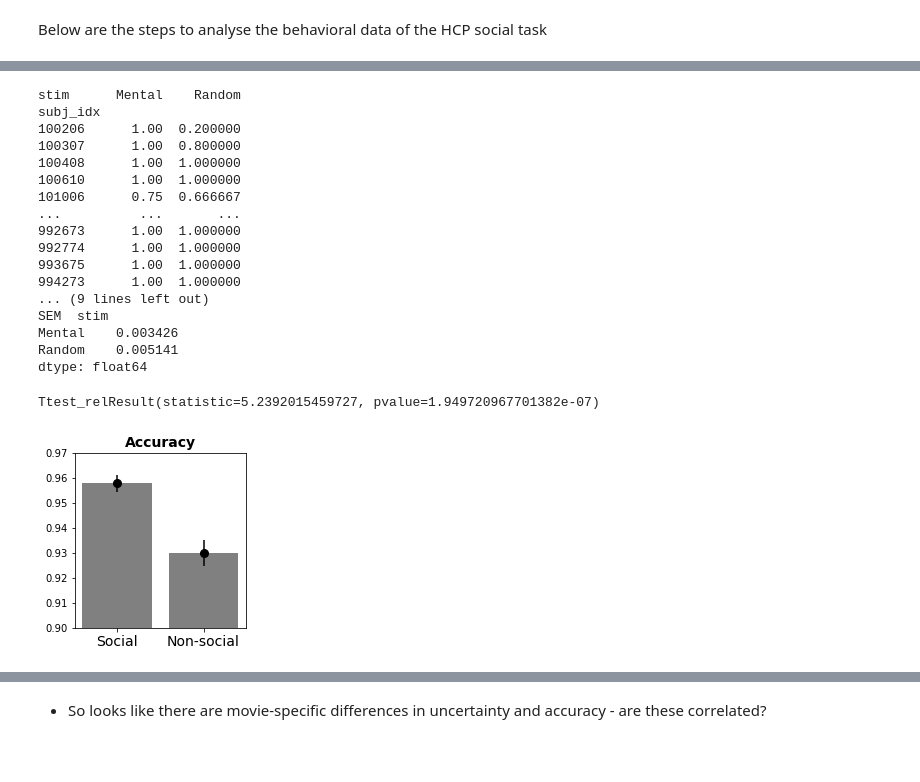
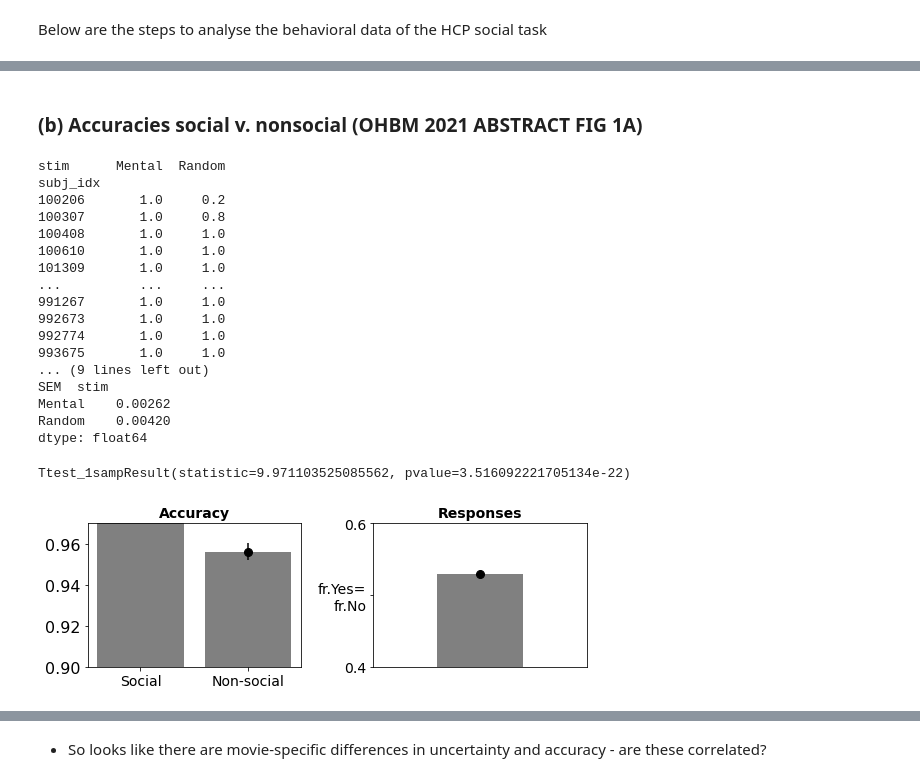
Before and after one commit to rvarrier/HCP_socialtask_analysis, a Jupyter notebook: behavioral/code/HCP_BehavioralData_Analysis_DescriptivesLMEM.ipynb, the cells around one changed output, grey strips where cells are left out. Drawn from its saved outputs; the diff is of its cells as text; code cells hidden in the pictures; blank space fills up the shorter version.

```diff
--- a/behavioral/code/HCP_BehavioralData_Analysis_DescriptivesLMEM.ipynb
+++ b/behavioral/code/HCP_BehavioralData_Analysis_DescriptivesLMEM.ipynb
@@ -100,0 +91,18 @@ nrows after= 9948
+# %%
+#excluding bad subs: defined as those who have less than 'thresh' trials
+# defined as 8/10 responses "sure", i.e., yes/no
+# did this to make sure we have a good number of trials/subject - since our main analyses were only on the
+# sure trials
+
+thresh = 10
+trial_counts = dat.groupby("subj_idx").count()["rt"]
+bad_subs = trial_counts[(trial_counts < thresh)].index
+#print(bad_subs)
+dat  = dat.reset_index() # add index as an additional column "index"
+dat = dat.set_index('subj_idx') # make subj_idx the index
+dat.drop(bad_subs, inplace=True) # remove bad subjects
+dat = dat.reset_index() #bring back subj_idx as a column
+dat = dat.set_index('index') # make the column "index" as the index (as in the beginning)
+
+print("Nr. of subjects left",len(dat.groupby("subj_idx")))
+print("Nr. of rows:",dat.shape)
@@ -113,40 +286,60 @@ data_unsure.head()
+# %% [markdown]
+### (b) Accuracies social v. nonsocial (OHBM 2021 ABSTRACT FIG 1A)
 # %%
-# compare social and random trial accuracies, exploring df (OHBM ABSTRACT FIG 1A)
+# compare social and random trial accuracies, exploring df
 
 accuracy_per_subj = data_sure.groupby(['subj_idx', 'stim']).mean().accuracy # Mean acc. per subject for Mental and Random
 cols = accuracy_per_subj.unstack(level = -1)
 print(cols,'\n') # subj_idx and stim are indices, so unstack makes stim columns (with the default level value)
 print('MEAN ',cols.mean(),'\n') # mean acc across subjects
 print('SEM ',cols.sem(),'\n') # sem acc across subjects
 #print('COLUMNS', cols.columns) # Mental and random become columns with unstack
 
-plt.figure(1, figsize=(3,3))
+plt.figure(1, figsize=(8,3))
+plt.subplot(121)
 plt.bar(range(2),cols.mean(),color = 'grey')
 #plt.plot(0,cols.mean(),cols.sem(), color = 'black', ls = 'none', marker = 'o', markersize = 8)
 plt.errorbar(range(2),cols.mean(),cols.sem(), color = 'black', ls = 'none', marker = 'o', markersize = 8)
 plt.tight_layout()
 plt.xticks((range(2)),('Social','Non-social'), fontsize = 14)
 plt.title('Accuracy', fontsize =14, fontweight = 'bold')
 plt.ylim(0.9,0.97)
 
 stats.ttest_rel(cols['Mental'],cols['Random'],nan_policy='omit')
+
+
+responses_per_subj = data_sure.groupby(['subj_idx']).mean().response # Mean acc. per subject for Mental and Random
+
+plt.subplot(122)
+plt.bar(1,np.nanmean(responses_per_subj.values),color = 'grey')
+#plt.plot(0,cols.mean(),cols.sem(), color = 'black', ls = 'none', marker = 'o', markersize = 8)
+plt.errorbar(1,np.nanmean(responses_per_subj.values),stats.sem(responses_per_subj,nan_policy='omit'), color = 'black', ls = 'none', marker = 'o', markersize = 8)
+plt.tight_layout()
+plt.yticks([0.4,0.5,0.6],['0.4','fr.Yes=\nfr.No','0.6'], fontsize = 14)
+plt.title('Responses', fontsize =14, fontweight = 'bold')
+plt.ylim(0.4,0.6)
+plt.xlim(0,2)
+plt.xticks([])
+
+plt.tight_layout()
+stats.ttest_1samp(responses_per_subj.values,.5,nan_policy='omit')
 # %% [output]
-stim      Mental    Random
+stim      Mental  Random
 subj_idx
-100206      1.00  0.200000
-100307      1.00  0.800000
-100408      1.00  1.000000
-100610      1.00  1.000000
-101006      0.75  0.666667
-...          ...       ...
-992673      1.00  1.000000
-992774      1.00  1.000000
-993675      1.00  1.000000
-994273      1.00  1.000000
+100206       1.0     0.2
+100307       1.0     0.8
+100408       1.0     1.0
+100610       1.0     1.0
+101309       1.0     1.0
+...          ...     ...
+991267       1.0     1.0
+992673       1.0     1.0
+992774       1.0     1.0
+993675       1.0     1.0
 ... (9 lines left out)
 SEM  stim
-Mental    0.003426
-Random    0.005141
+Mental    0.00262
+Random    0.00420
 dtype: float64
-Ttest_relResult(statistic=5.2392015459727, pvalue=1.949720967701382e-07)
+Ttest_1sampResult(statistic=9.971103525085562, pvalue=3.516092221705134e-22)
-[figure, old version]
+[figure, new version]
```
Also changed, not shown: parts of 80 cells of this notebook, 15 other files.
